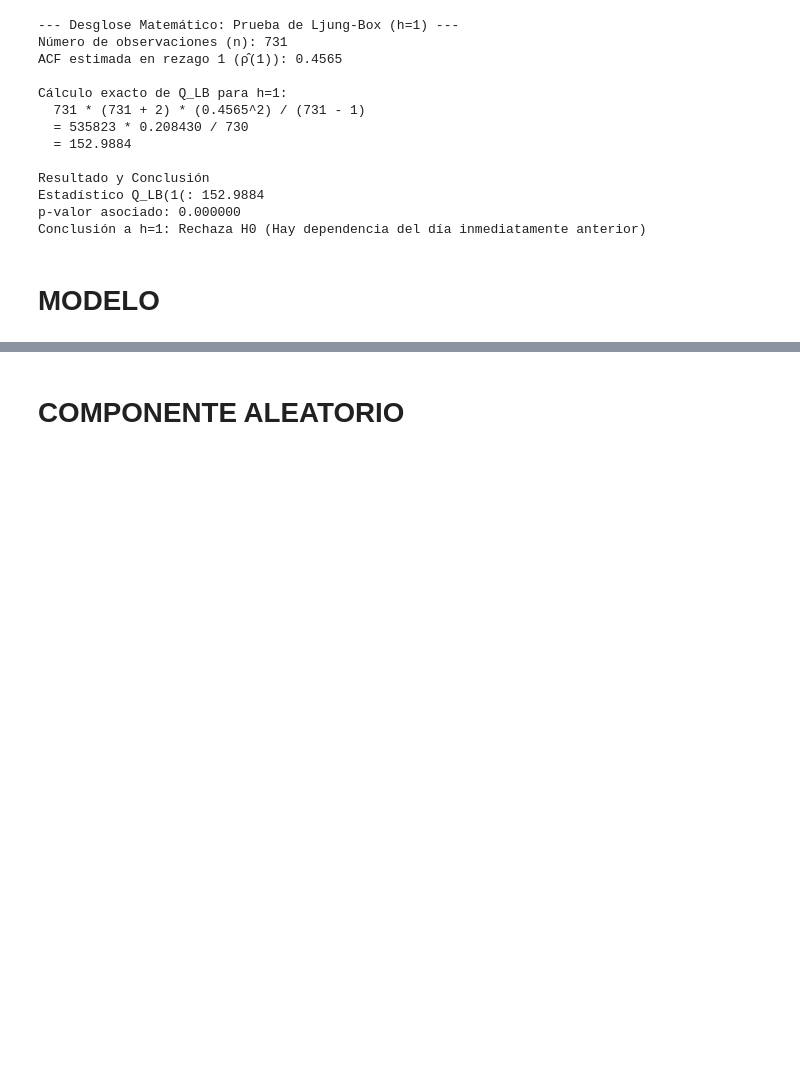
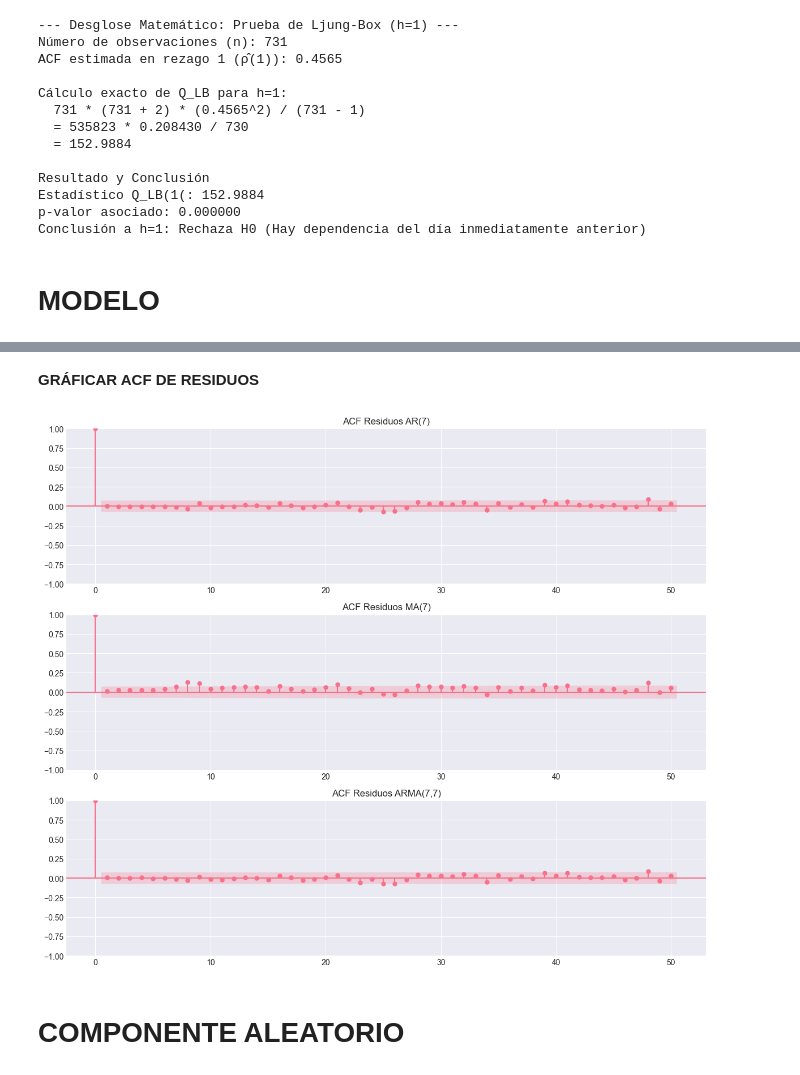
Before and after one commit to vanessalugo04/proyecto_series_tiempo, a Jupyter notebook: 20-21_22-23/2020-2021.ipynb, the cells around one changed output, grey strips where cells are left out. Cells and saved outputs as stored; diff of their text form; code cells hidden in the pictures; blank space fills up the shorter version.

Commit message:
3 modelos listos y prueba en residuos

```diff
--- a/20-21_22-23/2020-2021.ipynb
+++ b/20-21_22-23/2020-2021.ipynb
@@ -785,0 +787,14 @@ Conclusión a h=1: Rechaza H0 (Hay dependencia del día inmediatamente anterior)
+# %%
+# MODELOS
+modelo_ar = ARIMA(ts_clean, order=(7,0,0)).fit()
+modelo_ma = ARIMA(ts_clean, order=(0,0,7)).fit()
+modelo_arma = ARIMA(ts_clean, order=(7,0,7)).fit()
+
+print("\n================ AR(7) ================")
+print(modelo_ar.summary())
+
+print("\n================ MA(7) ================")
+print(modelo_ma.summary())
+
+print("\n================ ARMA(7,7) ================")
+print(modelo_arma.summary())
@@ -785,0 +856,7 @@ Conclusión a h=1: Rechaza H0 (Hay dependencia del día inmediatamente anterior)
+# %%
+
+# RESIDUOS
+
+res_ar = modelo_ar.resid
+res_ma = modelo_ma.resid
+res_arma = modelo_arma.resid
@@ -786,3 +916,23 @@ Conclusión a h=1: Rechaza H0 (Hay dependencia del día inmediatamente anterior)
+# %% [markdown]
+**GRÁFICAR ACF DE RESIDUOS**
+# %%
+# ACF DE RESIDUOS
+
+fig, axes = plt.subplots(3, 1, figsize=(12, 10))
+
+plot_acf(res_ar, lags=50, ax=axes[0])
+axes[0].set_title('ACF Residuos AR(7)')
+
+plot_acf(res_ma, lags=50, ax=axes[1])
+axes[1].set_title('ACF Residuos MA(7)')
+
+plot_acf(res_arma, lags=50, ax=axes[2])
+axes[2].set_title('ACF Residuos ARMA(7,7)')
+
+plt.tight_layout()
+plt.show()
+# %% [output]
+[figure, added]
 # %% [markdown]
 # COMPONENTE ALEATORIO
 # %% [markdown]
```
Also changed, not shown: parts of 20 cells of this notebook.
